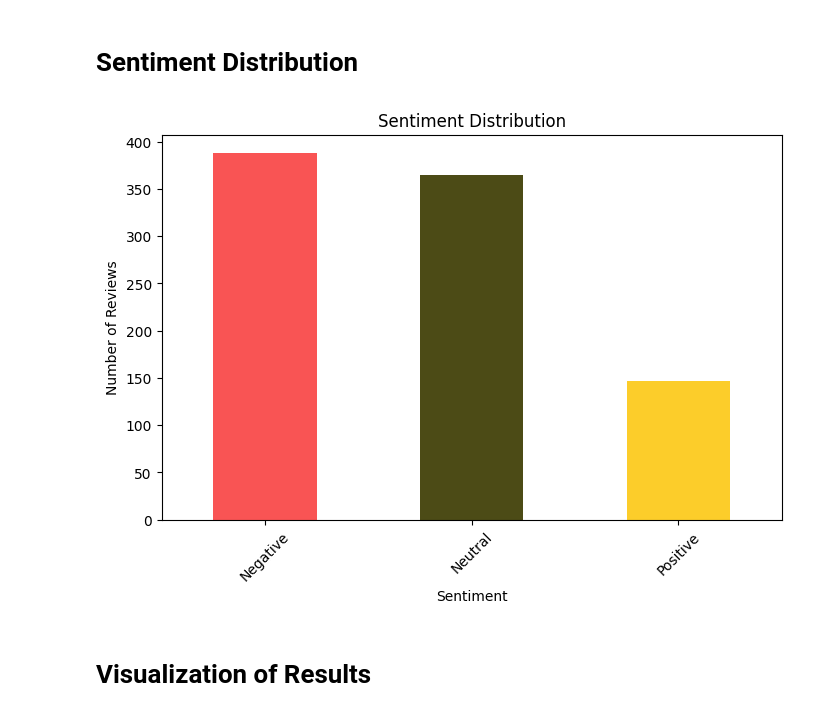
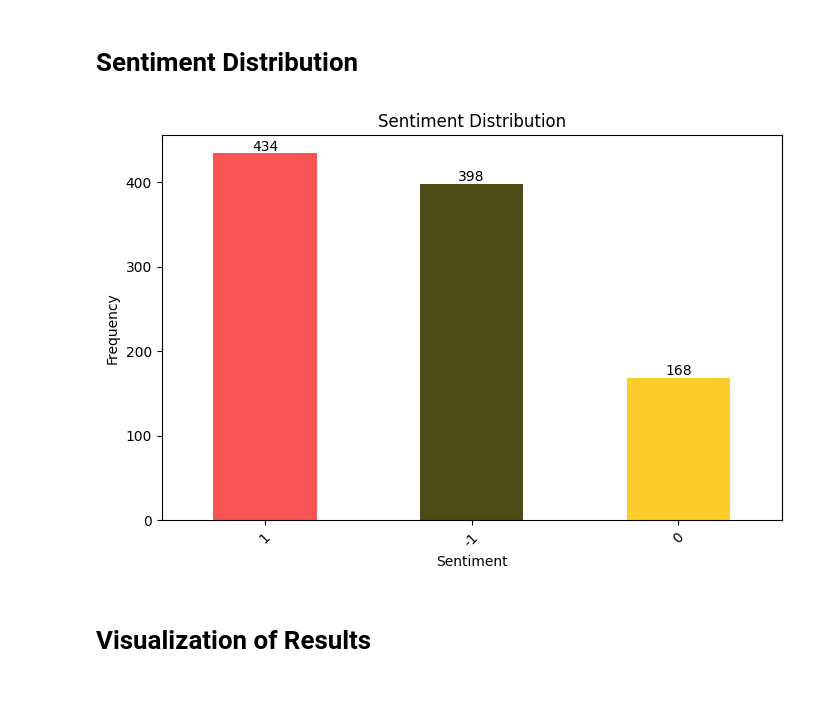
Before and after one commit to virenemmanuel/NLP-Sentiment-Analysis-on-Healthcare-Reviews, a Jupyter notebook: Sentiment.ipynb, the cells around one changed output. Saved outputs shown, nothing was run; the diff lists cells and outputs as text; code cells hidden in the pictures.

Commit message:
trying some other techniques to handle data imbalance for minorty class

```diff
--- a/Sentiment.ipynb
+++ b/Sentiment.ipynb
@@ -48,4 +62,4 @@ dtype: int64
 # %%
-df = df.dropna()
+# df = df.dropna()
 df.shape
 # %% [output]
@@ -143,27 +195,0 @@ Sentiment column values after conversion:
-# %%
-from sklearn.utils import resample
-import pandas as pd
-
-# Example DataFrame
-data = {
-    'Text': ['cleaned_review'],
-    'Sentiment': ['Sentiment']
-}
-df = pd.DataFrame(data)
-
-
-# Separate majority and minority classes
-positive = df[df['Sentiment'] == 1]
-negative = df[df['Sentiment'] == -1]
-neutral = df[df['Sentiment'] == 0]
-
-# Resample
-if len(positive) == 0 and len(neutral) == 0:
-    print("Positive or neutral class is empty.Cannot perform resampling")
-
-else:
-    neutral_upsampled = resample(neutral, replace=True, n_samples=len(positive), random_state=42)
-    balanced_df = pd.concat([positive, negative, neutral_upsampled])
-
-    print("Resampled data distribution:")
-    print(balanced_df['Sentiment'].value_counts())
@@ -256,2 +195,0 @@ weighted avg       1.00      1.00      1.00       180
-# %%
-df['Sentiment'] = pd.to_numeric(df['Sentiment'])
@@ -906,18 +770,24 @@ weighted avg       0.38      0.35      0.35       270
 # Sentiment Distribution
 # %%
 # Sentiment distribution
-sentiment_counts = df['Sentiment'].value_counts()
-sentiment_counts.index = ['Negative', 'Neutral', 'Positive']
+sentiment_counts = y.value_counts()
+
+
 
 plt.figure(figsize=(8,5))
-sentiment_counts.plot(kind='bar', color=['#F95454', '#4C4B16', '#FCCD2A'])
+ax = sentiment_counts.plot(kind='bar', color=['#F95454', '#4C4B16', '#FCCD2A'])
+
+# Adding frequency values on top of each bar
+for i, v in enumerate(sentiment_counts):
+    ax.text(i, v + 0.1, str(v), ha = 'center', va='bottom')
+
 plt.title('Sentiment Distribution')
-plt.ylabel('Number of Reviews')
+plt.ylabel('Frequency')
 plt.xlabel('Sentiment')
 plt.xticks(rotation=45)
 plt.show()
 # %% [output]
-[figure, old version]
+[figure, new version]
 # %% [markdown]
 # Visualization of Results
 # %%
```
Also changed, not shown: parts of 104 cells of this notebook, 3 other files.
